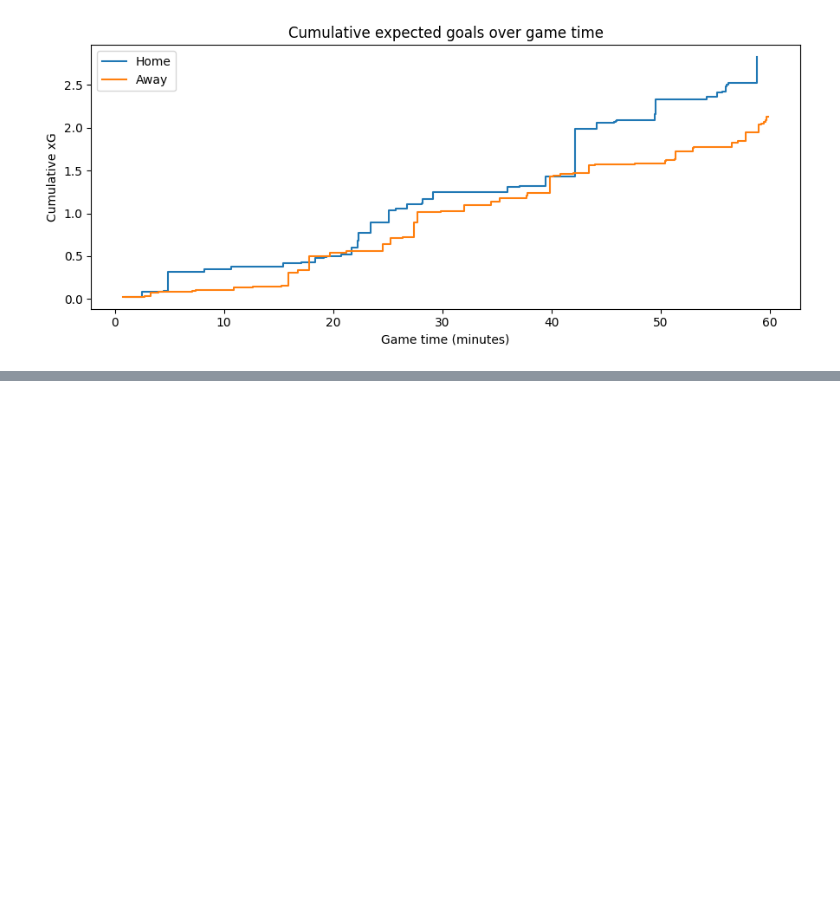
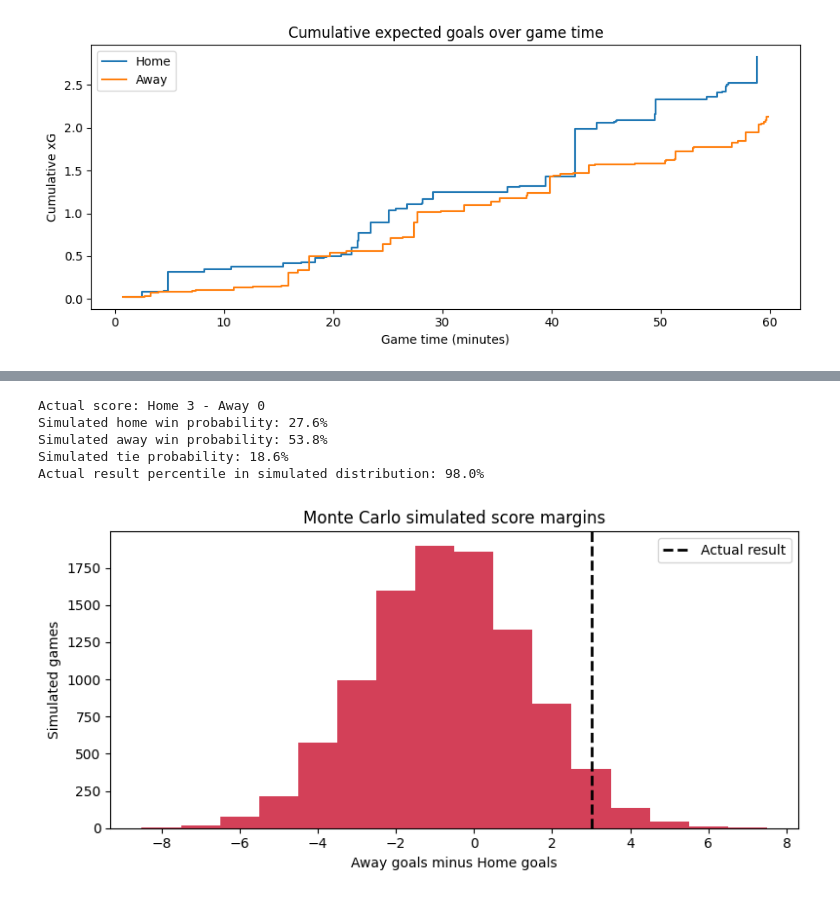
Before and after one commit to nat544/nhl-xg-model, a Jupyter notebook: nhl_xg_model.ipynb, the cells around one changed output, grey strips where cells are left out. Drawn from its saved outputs; the diff is of its cells as text; code cells hidden in the pictures; blank space fills up the shorter version.

Commit message:
Add Monte Carlo game simulation from shot probabilities

```diff
--- a/nhl_xg_model.ipynb
+++ b/nhl_xg_model.ipynb
@@ -120,0 +132,37 @@ plt.show()
+# %%
+from simulate import actual_vs_simulated
+from visualize import plot_score_margin_distribution
+
+sim_game_id = df["game_id"].iloc[0]
+sim_game = df[df["game_id"] == sim_game_id]
+
+actual_goals_home = sim_game.loc[sim_game["is_home_team_shot"], "target"].sum()
+actual_goals_away = sim_game.loc[~sim_game["is_home_team_shot"], "target"].sum()
+
+result = actual_vs_simulated(
+    shot_probs=sim_game["xg"],
+    team_labels=sim_game["is_home_team_shot"].map({True: "Home", False: "Away"}),
+    actual_goals_a=actual_goals_home,
+    actual_goals_b=actual_goals_away,
+    n_simulations=10000,
+    random_state=42,
+)
+
+print(f"Actual score: Home {actual_goals_home} - Away {actual_goals_away}")
+print(f"Simulated home win probability: {result['team_a_win_prob']:.1%}")
+print(f"Simulated away win probability: {result['team_b_win_prob']:.1%}")
+print(f"Simulated tie probability: {result['tie_prob']:.1%}")
+print(f"Actual result percentile in simulated distribution: {result['actual_percentile']:.1%}")
+# %% [output]
+Actual score: Home 3 - Away 0
+Simulated home win probability: 27.6%
+Simulated away win probability: 53.8%
+Simulated tie probability: 18.6%
+Actual result percentile in simulated distribution: 98.0%
+# %%
+fig, ax = plt.subplots(figsize=(8, 4))
+plot_score_margin_distribution(result, ax=ax)
+plt.tight_layout()
+plt.show()
+# %% [output]
+[figure, added]
```
Also changed, not shown: parts of 1 cell of this notebook, 4 other files.
